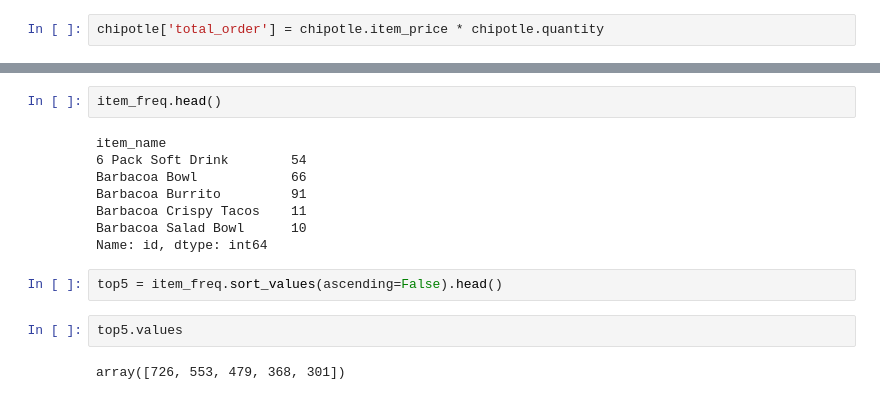
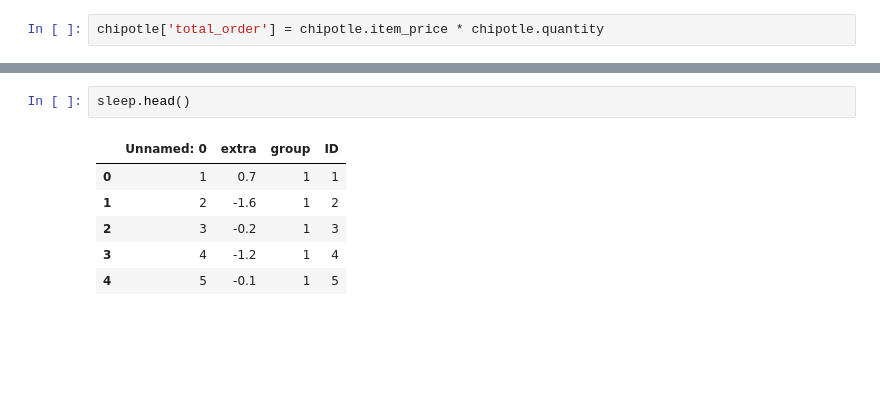
Before and after one commit to flambuth/python-exercises, a Jupyter notebook: 4.9_seaborn_exercises.ipynb, the cells around one changed output, grey strips where cells are left out. Saved outputs shown, nothing was run; the diff lists cells and outputs as text; blank space fills up the shorter version.

```diff
--- a/4.9_seaborn_exercises.ipynb
+++ b/4.9_seaborn_exercises.ipynb
@@ -137,16 +169,9 @@ item_freq = chipotle.groupby('item_name').id.agg("count")
 # %%
-item_freq.head()
+sleep.head()
 # %% [output]
-item_name
-6 Pack Soft Drink        54
-Barbacoa Bowl            66
-Barbacoa Burrito         91
-Barbacoa Crispy Tacos    11
-Barbacoa Salad Bowl      10
-Name: id, dtype: int64
+|  | Unnamed: 0 | extra | group | ID |
+| 0 | 1 | 0.7 | 1 | 1 |
+| 1 | 2 | -1.6 | 1 | 2 |
+| 2 | 3 | -0.2 | 1 | 3 |
+| 3 | 4 | -1.2 | 1 | 4 |
+| 4 | 5 | -0.1 | 1 | 5 |
-# %%
-top5 = item_freq.sort_values(ascending=False).head()
-# %%
-top5.values
-# %% [output]
-array([726, 553, 479, 368, 301])
```
Also changed, not shown: parts of 15 cells of this notebook, 1 other file.
